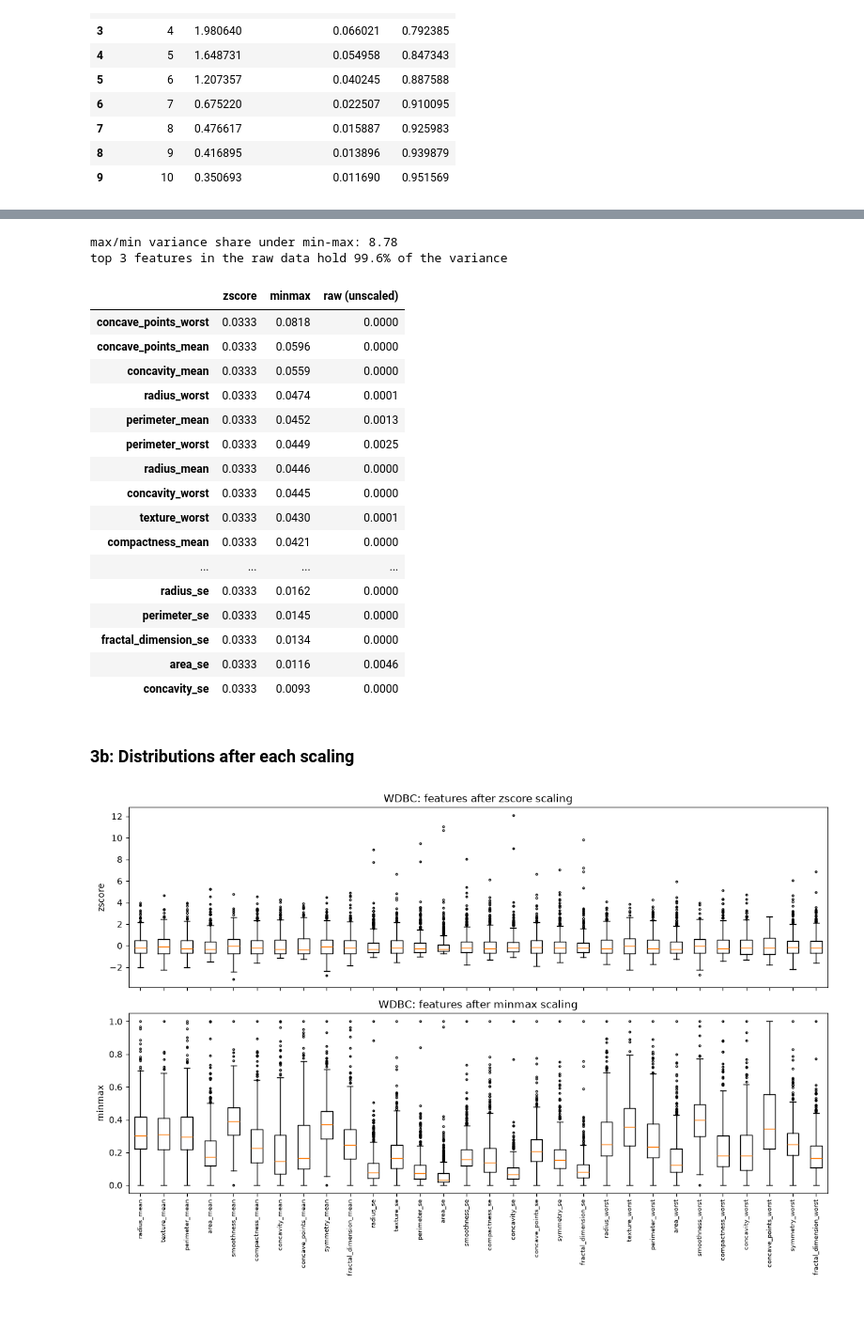
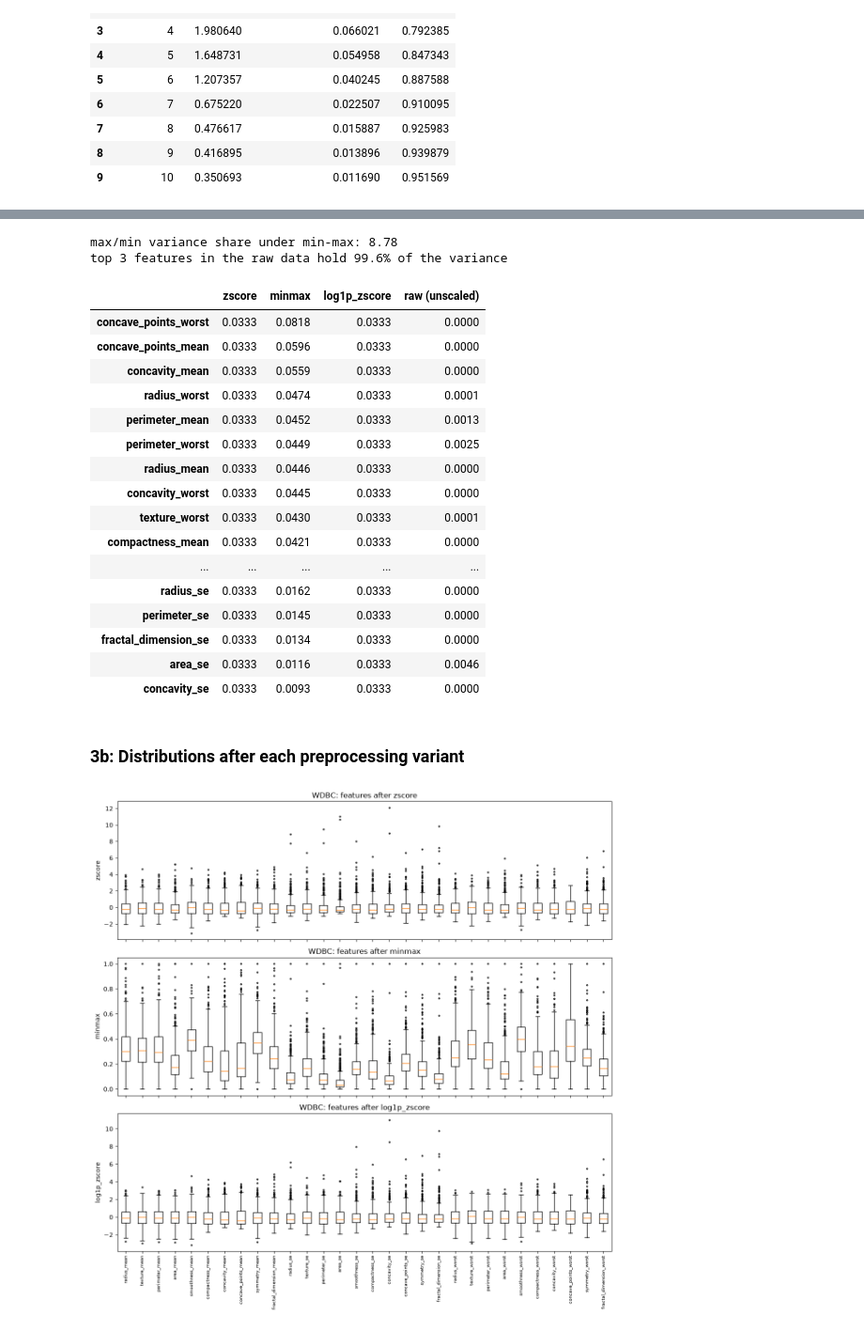
Before and after one commit to Stefy1209/Advanced-Methods-of-Data-Analysis, a Jupyter notebook: Reports/Report 1/src/wdbc/main.ipynb, the cells around one changed output, grey strips where cells are left out. Shown at 94% size. Saved outputs shown, nothing was run; the diff lists cells and outputs as text; code cells hidden in the pictures.

```diff
--- a/Reports/Report 1/src/wdbc/main.ipynb
+++ b/Reports/Report 1/src/wdbc/main.ipynb
@@ -303,13 +305,23 @@ def zscore(A):
 def minmax(A):
     return (A - A.min(axis=0)) / (A.max(axis=0) - A.min(axis=0))
 
-variants = {"zscore": zscore(X_raw), "minmax": minmax(X_raw)}
+assert (X_raw >= 0).all(), "log1p needs non-negative values"
+
+variants = {
+    "zscore": zscore(X_raw),
+    "minmax": minmax(X_raw),
+    "log1p_zscore": zscore(np.log1p(X_raw)),
+}
 
 for name, A in variants.items():
     out = pd.DataFrame(A, columns=FEATURES)
     out.insert(0, "diagnosis", y)
     out.to_csv(OUT_DIR / f"wdbc_{name}.csv", index=False)
-    print(f"{name:7s} shape={A.shape}  mean range=[{A.mean(0).min():.3f}, {A.mean(0).max():.3f}]  "
+    print(f"{name:12s} shape={A.shape}  mean range=[{A.mean(0).min():.3f}, {A.mean(0).max():.3f}]  "
           f"std range=[{A.std(0).min():.3f}, {A.std(0).max():.3f}]  "
           f"value range=[{A.min():.3f}, {A.max():.3f}]")
+
+# Effect of log1p on the skewness measured in Step 2b
+skew_log = pd.DataFrame(np.log1p(X_raw), columns=FEATURES).skew()
+print("\nfeatures with |skew| > 1:  raw =", (X.skew().abs() > 1).sum(), "  after log1p =", (skew_log.abs() > 1).sum())
 # %% [output]
@@ -336,34 +351,34 @@ weights.round(4)
 # %% [output]
 max/min variance share under min-max: 8.78
 top 3 features in the raw data hold 99.6% of the variance
-|  | zscore | minmax | raw (unscaled) |
-| concave_points_worst | 0.0333 | 0.0818 | 0.0000 |
-| concave_points_mean | 0.0333 | 0.0596 | 0.0000 |
-| concavity_mean | 0.0333 | 0.0559 | 0.0000 |
-| radius_worst | 0.0333 | 0.0474 | 0.0001 |
-| perimeter_mean | 0.0333 | 0.0452 | 0.0013 |
-| perimeter_worst | 0.0333 | 0.0449 | 0.0025 |
-| radius_mean | 0.0333 | 0.0446 | 0.0000 |
-| concavity_worst | 0.0333 | 0.0445 | 0.0000 |
-| texture_worst | 0.0333 | 0.0430 | 0.0001 |
-| compactness_mean | 0.0333 | 0.0421 | 0.0000 |
-| ... | ... | ... | ... |
-| radius_se | 0.0333 | 0.0162 | 0.0000 |
-| perimeter_se | 0.0333 | 0.0145 | 0.0000 |
-| fractal_dimension_se | 0.0333 | 0.0134 | 0.0000 |
-| area_se | 0.0333 | 0.0116 | 0.0046 |
-| concavity_se | 0.0333 | 0.0093 | 0.0000 |
+|  | zscore | minmax | log1p_zscore | raw (unscaled) |
+| concave_points_worst | 0.0333 | 0.0818 | 0.0333 | 0.0000 |
+| concave_points_mean | 0.0333 | 0.0596 | 0.0333 | 0.0000 |
+| concavity_mean | 0.0333 | 0.0559 | 0.0333 | 0.0000 |
+| radius_worst | 0.0333 | 0.0474 | 0.0333 | 0.0001 |
+| perimeter_mean | 0.0333 | 0.0452 | 0.0333 | 0.0013 |
+| perimeter_worst | 0.0333 | 0.0449 | 0.0333 | 0.0025 |
+| radius_mean | 0.0333 | 0.0446 | 0.0333 | 0.0000 |
+| concavity_worst | 0.0333 | 0.0445 | 0.0333 | 0.0000 |
+| texture_worst | 0.0333 | 0.0430 | 0.0333 | 0.0001 |
+| compactness_mean | 0.0333 | 0.0421 | 0.0333 | 0.0000 |
+| ... | ... | ... | ... | ... |
+| radius_se | 0.0333 | 0.0162 | 0.0333 | 0.0000 |
+| perimeter_se | 0.0333 | 0.0145 | 0.0333 | 0.0000 |
+| fractal_dimension_se | 0.0333 | 0.0134 | 0.0333 | 0.0000 |
+| area_se | 0.0333 | 0.0116 | 0.0333 | 0.0046 |
+| concavity_se | 0.0333 | 0.0093 | 0.0333 | 0.0000 |
 # %% [markdown]
-### 3b: Distributions after each scaling
+### 3b: Distributions after each preprocessing variant
 # %%
-fig, axes = plt.subplots(2, 1, figsize=(12, 8), sharex=True)
+fig, axes = plt.subplots(len(variants), 1, figsize=(12, 4 * len(variants)), sharex=True)
 for ax, (name, A) in zip(axes, variants.items()):
     ax.boxplot(A, whis=1.5, flierprops={"markersize": 2})
     ax.set_ylabel(name)
-    ax.set_title(f"WDBC: features after {name} scaling")
+    ax.set_title(f"WDBC: features after {name}")
 axes[-1].set_xticks(range(1, len(FEATURES) + 1), FEATURES, rotation=90, fontsize=7)
 fig.tight_layout()
 fig.savefig(FIG_DIR / "wdbc_scaling_comparison.png", dpi=200)
 plt.show()
 # %% [output]
-[figure, old version]
+[figure, new version]
```
Also changed, not shown: parts of 3 cells of this notebook, 3 other files.
